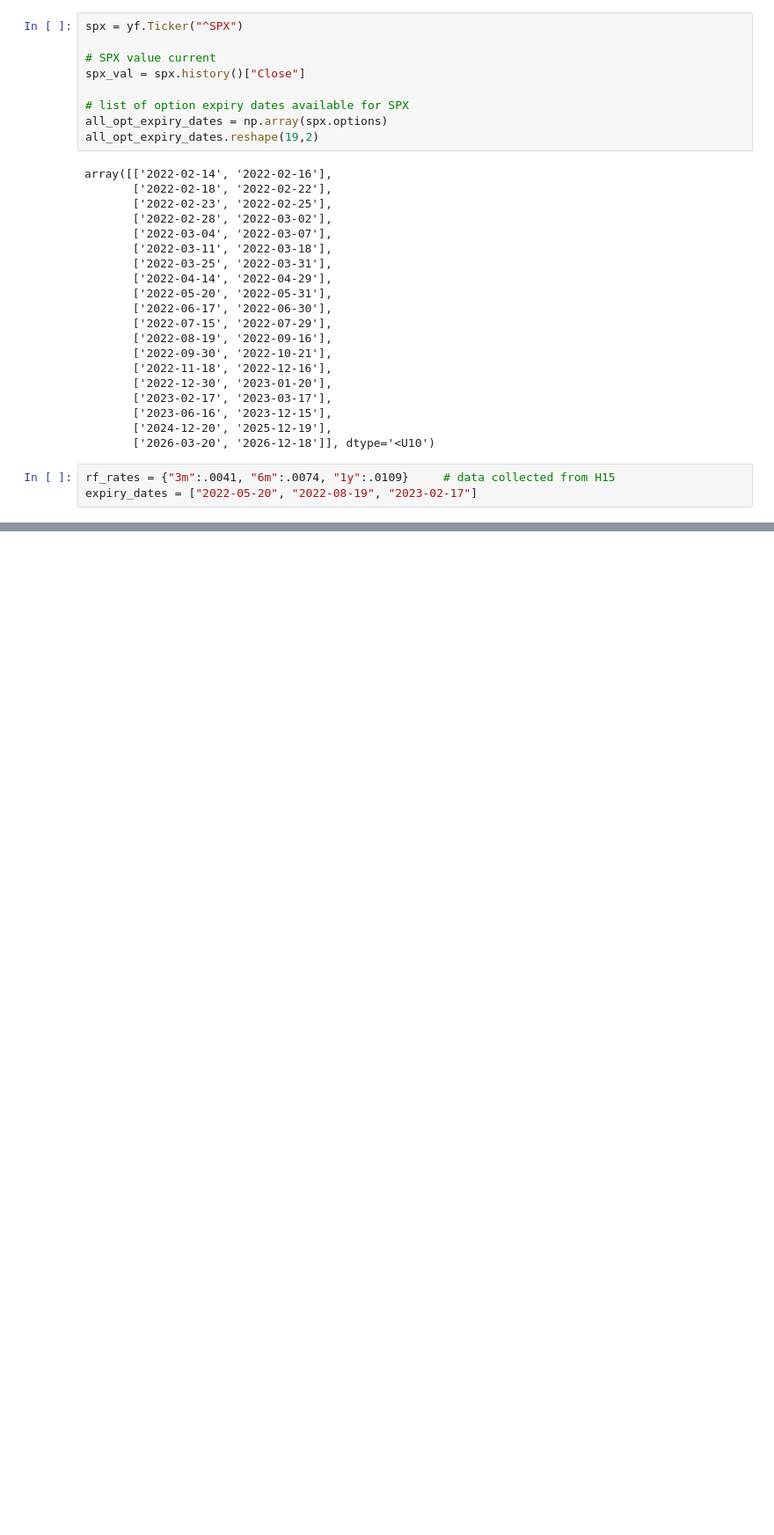
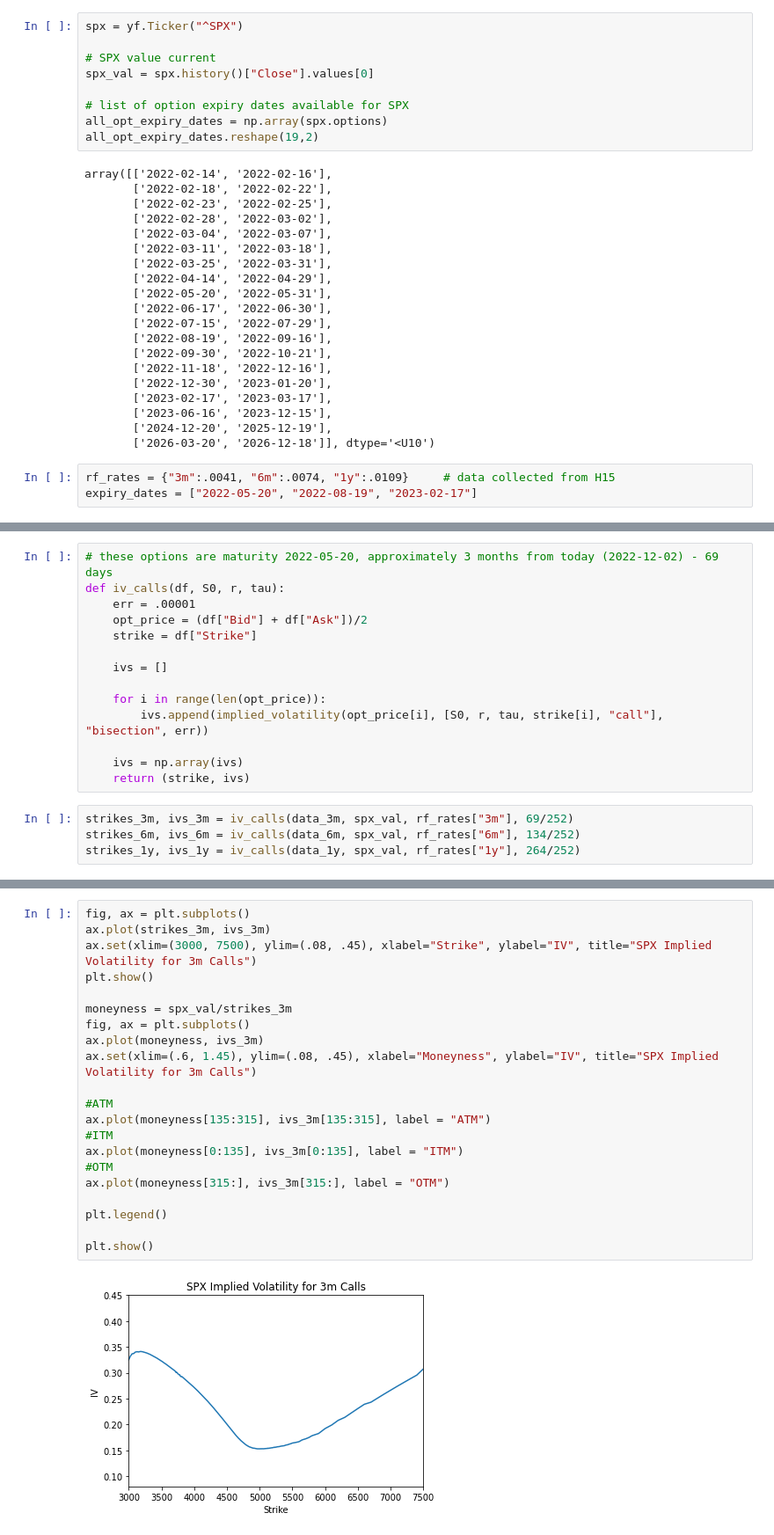
Before and after one commit to sidiyer00/SIT-Courses, a Jupyter notebook: FE 621 Computational Finance/HW1/HW1.ipynb, the cells around one changed output, grey strips where cells are left out. Shown at 88% size. Drawn from its saved outputs; the diff is of its cells as text; blank space fills up the shorter version.

Commit message:
Data + Implied Vol + put call parity + delta, gamma charts + problem 2

```diff
--- a/FE 621 Computational Finance/HW1/HW1.ipynb
+++ b/FE 621 Computational Finance/HW1/HW1.ipynb
@@ -26,7 +26,7 @@ from scipy.stats import norm
 spx = yf.Ticker("^SPX")
 
 # SPX value current
-spx_val = spx.history()["Close"]
+spx_val = spx.history()["Close"].values[0]
 
 # list of option expiry dates available for SPX
 all_opt_expiry_dates = np.array(spx.options)
@@ -149,0 +179,18 @@ implied_volatility(mkt_price, [S0, r, tau, K, typ], "bisection", err)
+# %%
+# these options are maturity 2022-05-20, approximately 3 months from today (2022-12-02) - 69 days
+def iv_calls(df, S0, r, tau):
+    err = .00001
+    opt_price = (df["Bid"] + df["Ask"])/2
+    strike = df["Strike"]
+
+    ivs = []
+
+    for i in range(len(opt_price)):
+        ivs.append(implied_volatility(opt_price[i], [S0, r, tau, strike[i], "call"], "bisection", err))
+
+    ivs = np.array(ivs)
+    return (strike, ivs)
+# %%
+strikes_3m, ivs_3m = iv_calls(data_3m, spx_val, rf_rates["3m"], 69/252)
+strikes_6m, ivs_6m = iv_calls(data_6m, spx_val, rf_rates["6m"], 134/252)
+strikes_1y, ivs_1y = iv_calls(data_1y, spx_val, rf_rates["1y"], 264/252)
@@ -149,0 +199,23 @@ implied_volatility(mkt_price, [S0, r, tau, K, typ], "bisection", err)
+# %%
+fig, ax = plt.subplots()
+ax.plot(strikes_3m, ivs_3m)
+ax.set(xlim=(3000, 7500), ylim=(.08, .45), xlabel="Strike", ylabel="IV", title="SPX Implied Volatility for 3m Calls")
+plt.show()
+
+moneyness = spx_val/strikes_3m
+fig, ax = plt.subplots()
+ax.plot(moneyness, ivs_3m)
+ax.set(xlim=(.6, 1.45), ylim=(.08, .45), xlabel="Moneyness", ylabel="IV", title="SPX Implied Volatility for 3m Calls")
+
+#ATM
+ax.plot(moneyness[135:315], ivs_3m[135:315], label = "ATM")
+#ITM
+ax.plot(moneyness[0:135], ivs_3m[0:135], label = "ITM")
+#OTM
+ax.plot(moneyness[315:], ivs_3m[315:], label = "OTM")
+
+plt.legend()
+
+plt.show()
+# %% [output]
+[figure, added]
```
Also changed, not shown: parts of 26 cells of this notebook, 5 other files.
